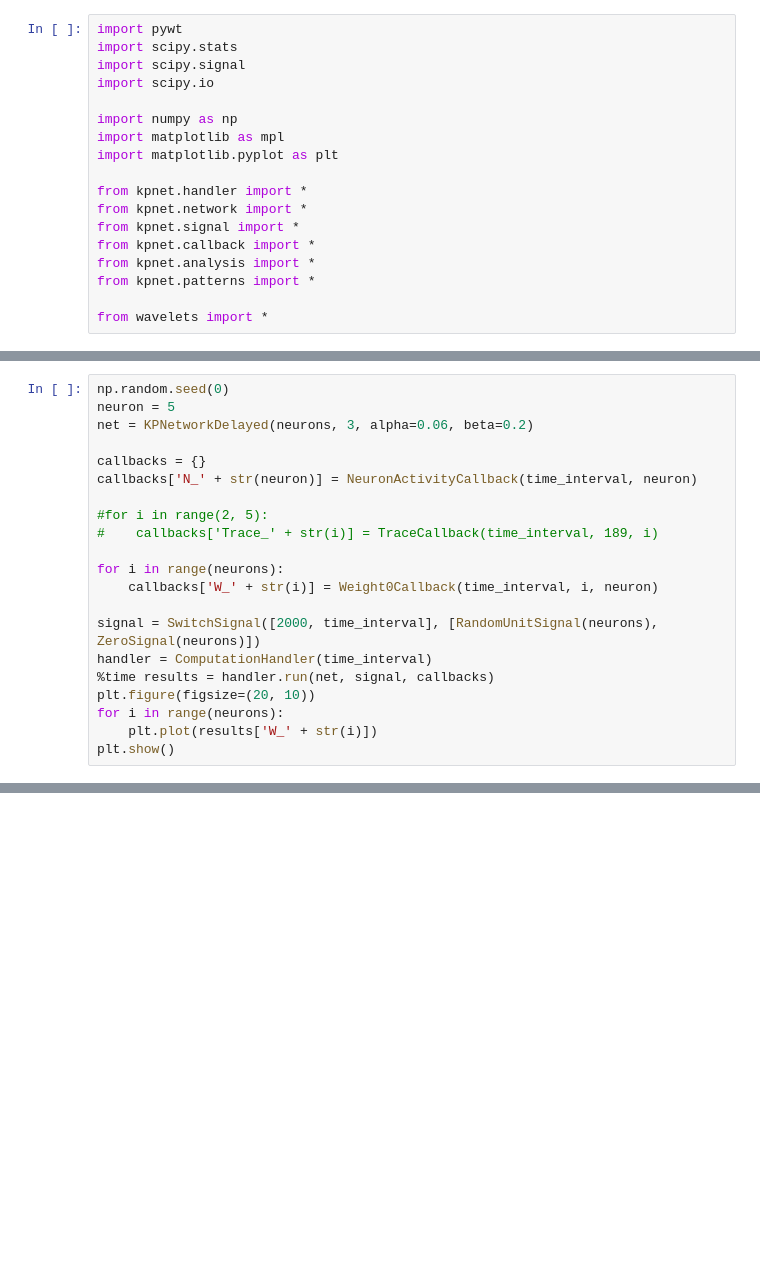
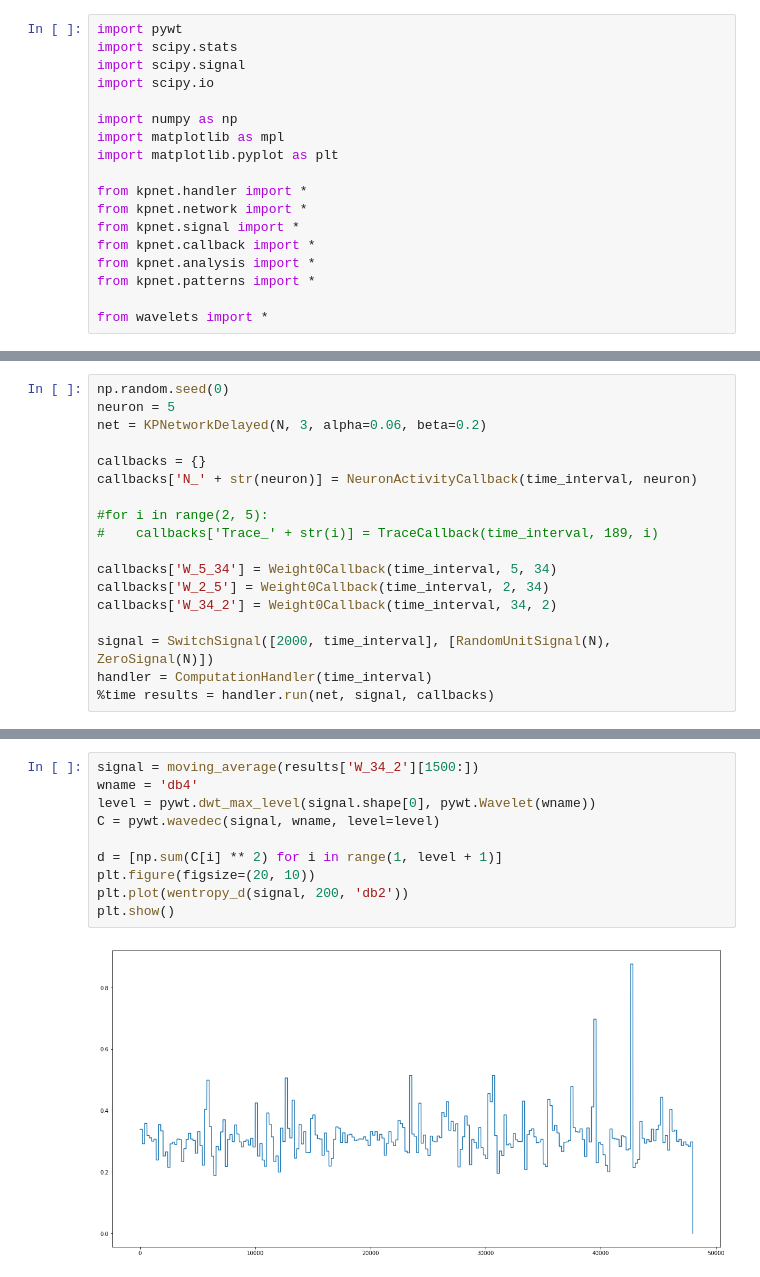
Before and after one commit to dkaravaev/neurodyn, a Jupyter notebook: Original.ipynb, the cells around one changed output, grey strips where cells are left out. Saved outputs shown, nothing was run; the diff lists cells and outputs as text; blank space fills up the shorter version.

```diff
--- a/Original.ipynb
+++ b/Original.ipynb
@@ -22,7 +22,7 @@ time_interval = 20000
 # %%
 np.random.seed(0)
 neuron = 5
-net = KPNetworkDelayed(neurons, 3, alpha=0.06, beta=0.2)
+net = KPNetworkDelayed(N, 3, alpha=0.06, beta=0.2)
 
 callbacks = {}
 callbacks['N_' + str(neuron)] = NeuronActivityCallback(time_interval, neuron)
@@ -30,14 +30,11 @@ callbacks['N_' + str(neuron)] = NeuronActivityCallback(time_interval, neuron)
 #for i in range(2, 5):
 #    callbacks['Trace_' + str(i)] = TraceCallback(time_interval, 189, i)
 
-for i in range(neurons):
-    callbacks['W_' + str(i)] = Weight0Callback(time_interval, i, neuron)
+callbacks['W_5_34'] = Weight0Callback(time_interval, 5, 34)
+callbacks['W_2_5'] = Weight0Callback(time_interval, 2, 34)
+callbacks['W_34_2'] = Weight0Callback(time_interval, 34, 2)
 
-signal = SwitchSignal([2000, time_interval], [RandomUnitSignal(neurons), ZeroSignal(neurons)])
+signal = SwitchSignal([2000, time_interval], [RandomUnitSignal(N), ZeroSignal(N)])
 handler = ComputationHandler(time_interval)
 %time results = handler.run(net, signal, callbacks)
-plt.figure(figsize=(20, 10))
-for i in range(neurons):
-    plt.plot(results['W_' + str(i)])
-plt.show()
 # %% [output]
@@ -46,0 +53,12 @@ Wall time: 3.03 s
+# %%
+signal = moving_average(results['W_34_2'][1500:])
+wname = 'db4'
+level = pywt.dwt_max_level(signal.shape[0], pywt.Wavelet(wname))
+C = pywt.wavedec(signal, wname, level=level)
+
+d = [np.sum(C[i] ** 2) for i in range(1, level + 1)]
+plt.figure(figsize=(20, 10))
+plt.plot(wentropy_d(signal, 200, 'db2'))
+plt.show()
+# %% [output]
+[figure, added]
```
Also changed, not shown: parts of 18 cells of this notebook, 2 other files.
